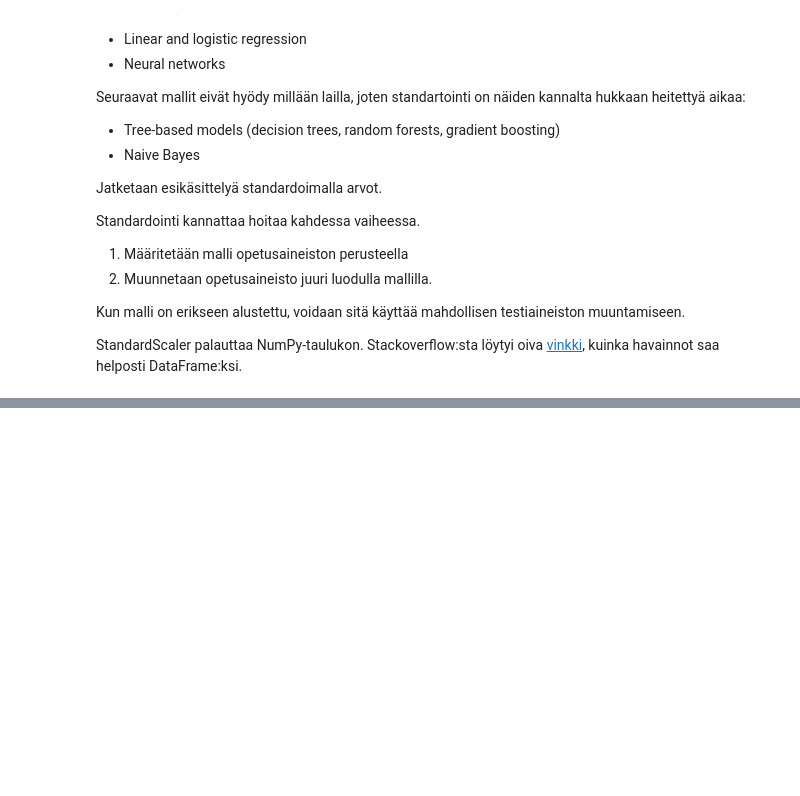
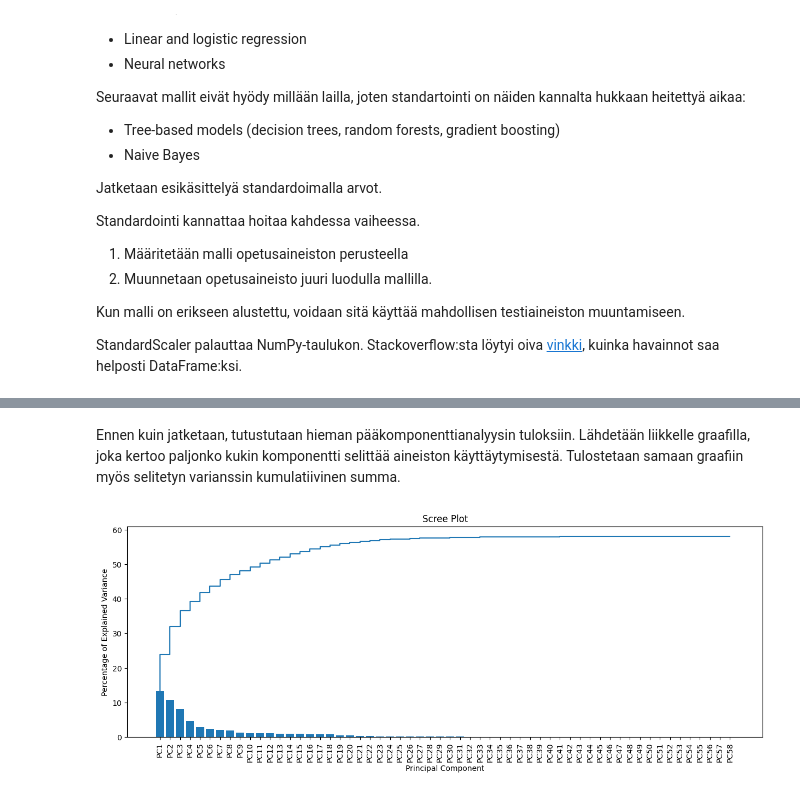
Before and after one commit to RaimoHaikari/data-analytiikka, a Jupyter notebook: applied-predictive-modelling/data-pre-processing.ipynb, the cells around one changed output, grey strips where cells are left out. Cells and saved outputs as stored; diff of their text form; code cells hidden in the pictures; blank space fills up the shorter version.

```diff
--- a/applied-predictive-modelling/data-pre-processing.ipynb
+++ b/applied-predictive-modelling/data-pre-processing.ipynb
@@ -257,0 +250,35 @@ preProcessed.head()
+# %%
+pca = PCA() # voi antaa halutun komponenttien määrän
+pca.fit(preProcessed)
+
+pca_data = pca.transform(preProcessed)
+# %% [markdown]
+Ennen kuin jatketaan, tutustutaan hieman pääkomponenttianalyysin tuloksiin. Lähdetään liikkelle graafilla, joka kertoo paljonko kukin komponentti selittää aineiston käyttäytymisestä. Tulostetaan samaan graafiin myös selitetyn varianssin kumulatiivinen summa.
+# %%
+per_var = np.round(pca.explained_variance_ , decimals= 1)
+cum_sum = np.cumsum(pca.explained_variance_)
+labels = ['PC' + str(x) for x in range(1, len(per_var) + 1)]
+
+fig = plt.figure(figsize=(15,5))
+ax = plt.axes()
+
+ax.bar(
+    x = range(1, len(per_var) + 1),
+    height = per_var,
+    tick_label = labels
+)
+
+ax.step(
+    range(1, len(per_var) + 1),
+    cum_sum
+)
+
+plt.xticks(rotation=90)
+
+
+plt.ylabel("Percentage of Explained Variance")
+plt.xlabel("Principal Component")
+plt.title("Scree Plot")
+plt.show()
+# %% [output]
+[figure, added]
```
Also changed, not shown: parts of 15 cells of this notebook, 5 other files.
